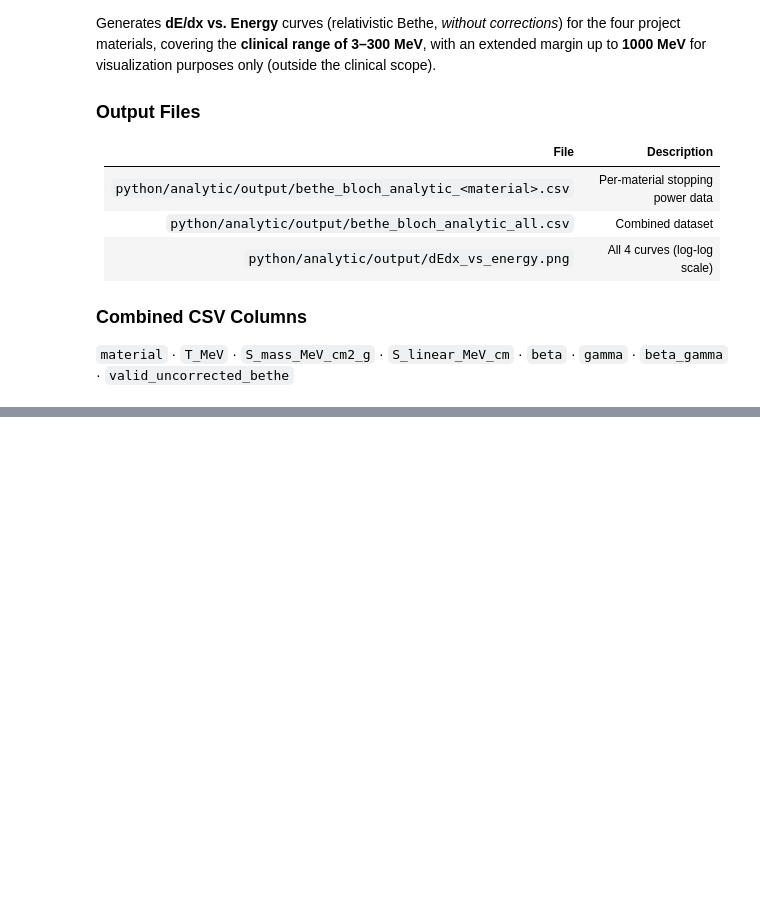
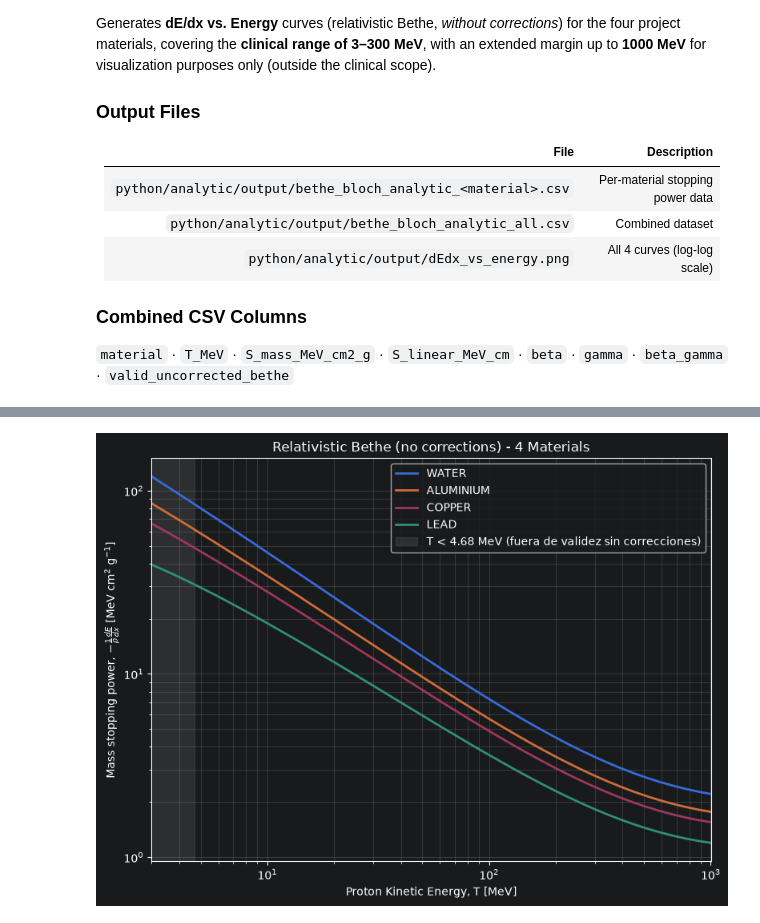
Before and after one commit to TheJorgeMC/bethe-bloch-geant4-validation, a Jupyter notebook: python/analytic/analytic_solution.ipynb, the cells around one changed output, grey strips where cells are left out. Saved outputs shown, nothing was run; the diff lists cells and outputs as text; code cells hidden in the pictures; blank space fills up the shorter version.

Commit message:
Started updating the notebook, implemented constants, materials, main equation and tests.

```diff
--- a/python/analytic/analytic_solution.ipynb
+++ b/python/analytic/analytic_solution.ipynb
@@ -458,0 +422,81 @@ def generate_all():
+# %%
+import numpy as np
+import os
+import pandas as pd
+import matplotlib.pyplot as plt
+
+OUTPUT_DIR = os.path.join(os.getcwd(), "output")
+
+def build_energy_grid():
+    """
+    Energy grid: 44 log-spaced points in the clinical range of 3–300 MeV,
+    with an extended margin up to 1000 MeV with 10 additional points for
+    visualization purposes only.
+    """
+    clinical = np.logspace(np.log10(3.0), np.log10(300.0), 44)
+    extension = np.logspace(np.log10(300.0), np.log10(1000.0), 10)
+    return np.concatenate([clinical, extension])
+
+def generate_all():
+    os.makedirs(OUTPUT_DIR, exist_ok=True)
+    energies = build_energy_grid()
+
+    all_rows = []
+    for key, mat in MATERIALS.items():
+        S_mass = mass_stopping_power(energies, mat)
+        S_linear = linear_stopping_power(energies, mat)
+        vc = validity_check(energies)
+
+        df = pd.DataFrame({
+            "material": mat.name,
+            "T_MeV": energies,
+            "S_mass_MeV_cm2_g": S_mass,
+            "S_linear_MeV_cm": S_linear,
+            "beta": vc["beta"],
+            "gamma": vc["gamma"],
+            "beta_gamma": vc["beta_gamma"],
+            "valid_uncorrected_bethe": vc["valid_uncorrected_bethe"],
+        })
+
+        out_path = os.path.join(OUTPUT_DIR, f"bathe_analytic_{key}.csv")
+        df.to_csv(out_path, index=False)
+        print(f"Written {out_path} ({len(df)} filas)")
+
+        all_rows.append(df)
+
+    combined = pd.concat(all_rows, ignore_index=True)
+    combined_path = os.path.join(OUTPUT_DIR, "bathe_analytic_all.csv")
+    combined.to_csv(combined_path, index=False)
+    print(f"Written {combined_path} ({len(combined)} filas)")
+
+    return combined
+
+def plot_curves(combined: pd.DataFrame):
+    fig, ax = plt.subplots(figsize=(8, 6))
+
+    for key, mat in MATERIALS.items():
+        sub = combined[combined["material"] == mat.name]
+        ax.plot(sub["T_MeV"], sub["S_mass_MeV_cm2_g"], label=mat.name, linewidth=2)
+
+    #   Shade the region under the validity threshold (beta*gamma < 0.1)
+    ax.axvspan(0, 4.68, color="grey", alpha=0.2,
+               label="T < 4.68 MeV (fuera de validez sin correcciones)")
+    ax.set_xscale("log")
+    ax.set_yscale("log")
+    ax.set_xlabel("Proton Kinetic Energy, T [MeV]")
+    ax.set_ylabel(r"Mass stopping power, $-\frac{1}{\rho}\frac{dE}{dx}$ [MeV cm$^2$ g$^{-1}$]")
+    ax.set_title("Relativistic Bethe (no corrections) - 4 Materials")
+    ax.set_xlim(3, 1000)
+    ax.legend()
+    ax.grid(True, which="both", alpha=0.3)
+
+    fig.tight_layout()
+    out_path = os.path.join(OUTPUT_DIR, "dEdx_vs_energy.png")
+    fig.savefig(out_path, dpi=300)
+    print(f"Saved {out_path}")
+    #plt.close(fig)
+
+if __name__ == "__main__":
+    combined = generate_all()
+    plot_curves(combined)
+# %% [output]
@@ -458,0 +509 @@ def generate_all():
+[figure, added]
```
Also changed, not shown: parts of 2 cells of this notebook.
